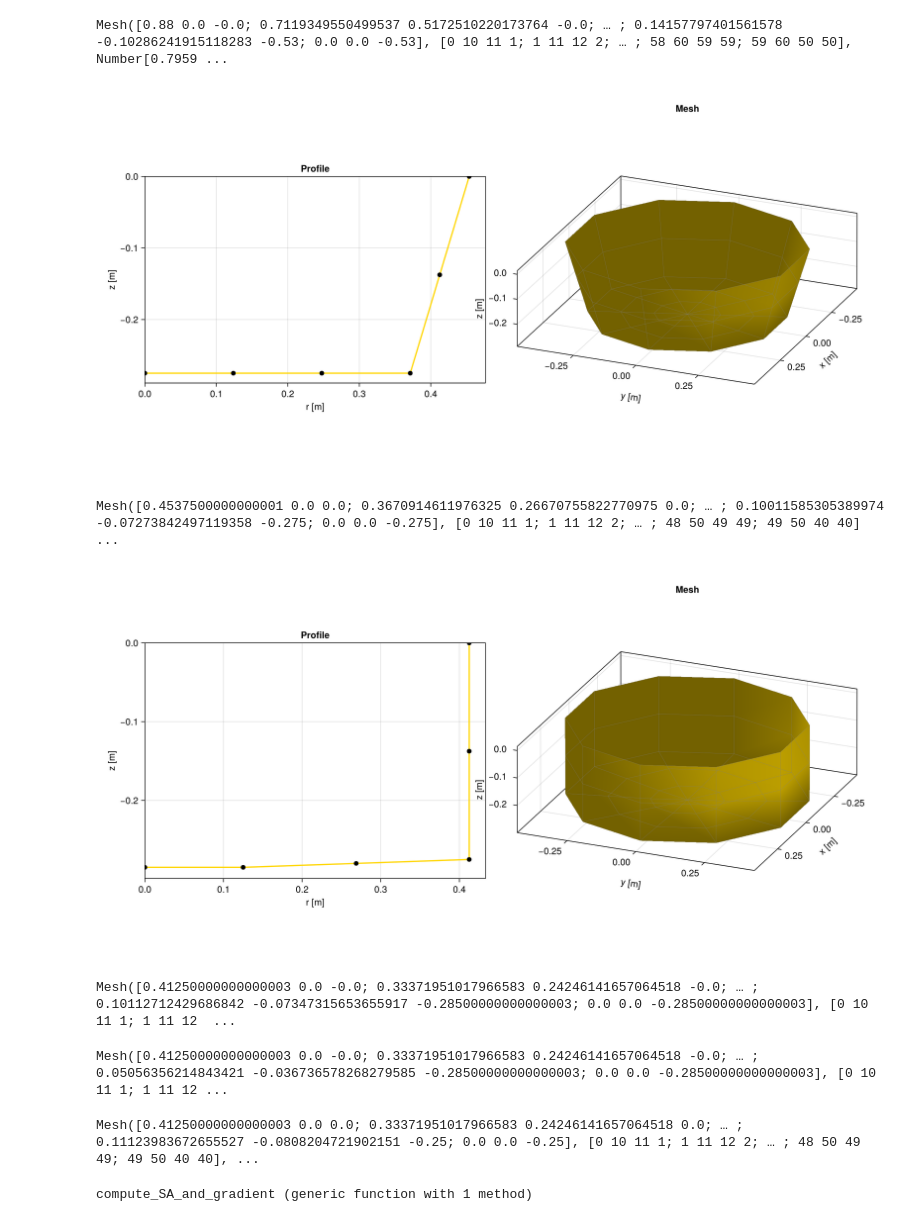
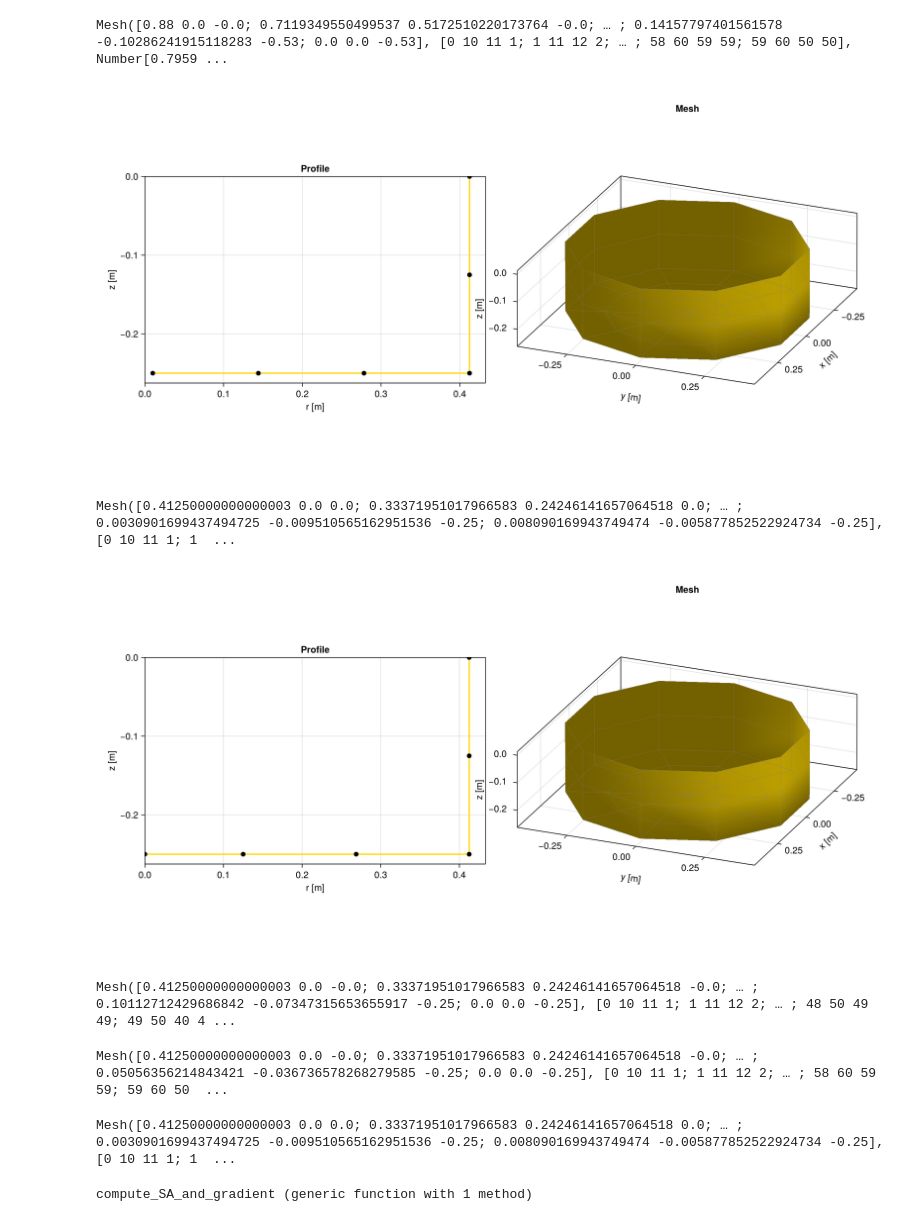
Before and after one commit to collin-treacy/MarineHydro.jl, a Jupyter notebook: dev/mesh_development.ipynb, the cells around one changed output. Cells and saved outputs as stored; diff of their text form; code cells hidden in the pictures.

```diff
--- a/dev/mesh_development.ipynb
+++ b/dev/mesh_development.ipynb
@@ -33,11 +33,13 @@ n_side = 4-1 # number of design vars-1 (draft is also a design var)
 
 # inputs
 # r_side = ones(n_side) * r_initial
-# r_side = collect(range(0.5, 0.001, length=n_side)) # last radius cannot be zero
-# draft = draft_lower
-# r_side = ones(n_side) * (radii_upper+radii_lower)/2 * 0.75
-rad_ref = (radii_upper+radii_lower)/2 * 0.75
-r_side = collect(range(rad_ref*1.1, rad_ref*0.9, length=n_side))
+# r_side = collect(range(0.5, 0.1, length=n_side)) # last radius cannot be zero
+draft = draft_lower
+# draft = draft_upper
+# r_side = ones(n_side) * radii_upper
+r_side = ones(n_side) * (radii_upper+radii_lower)/2 * 0.75
+# rad_ref = (radii_upper+radii_lower)/2 * 0.75
+# r_side = collect(range(rad_ref*1.1, rad_ref*0.9, length=n_side))
 x_val = vcat(r_side,draft)
 
 # r_side = ones(n_side) * (radii_upper+radii_lower)/2
@@ -61,7 +63,7 @@ function arbitrary_axisymmetric_mesh(x::Vector, show_plot)
     n_bottom = 3
 
     z_bottom = ones(n_bottom) * (-draft)
-    r_bottom = collect(range(r_side[end], 0.0, length=n_bottom+1))[2:end]
+    r_bottom = collect(range(r_side[end], 0.01, length=n_bottom+1))[2:end]
 
     z_vals = vcat(z_side, z_bottom)
     r_vals = vcat(r_side, r_bottom)
@@ -77,22 +79,22 @@ arbitrary_axisymmetric_mesh(x::Vector) = arbitrary_axisymmetric_mesh(x, false)
 
 arbitrary_axisymmetric_mesh(x_val, true)
 # %% [output]
-[figure, old version]
+[figure, new version]
-Mesh([0.4537500000000001 0.0 0.0; 0.3670914611976325 0.26670755822770975 0.0; … ; 0.10011585305389974 -0.07273842497119358 -0.275; 0.0 0.0 -0.275], [0 10 11 1; 1 11 12 2; … ; 48 50 49 49; 49 50 40 40] ...
+Mesh([0.41250000000000003 0.0 0.0; 0.33371951017966583 0.24246141657064518 0.0; … ; 0.0030901699437494725 -0.009510565162951536 -0.25; 0.008090169943749474 -0.005877852522924734 -0.25], [0 10 11 1; 1  ...
 # %%
 r1 = r_side[1]
 r2 = 0.125
 d1 = draft
-d2 = 0.01
+d2 = 0.0
 n_points = (2, 3, 3)
 n_theta = 10
 show_plot = true
 
 
 mhmesh = wavebot_mesh(r1,r2,d1,d2,n_points,n_theta,show_plot)
 # %% [output]
-[figure, old version]
+[figure, new version]
-Mesh([0.41250000000000003 0.0 -0.0; 0.33371951017966583 0.24246141657064518 -0.0; … ; 0.10112712429686842 -0.07347315653655917 -0.28500000000000003; 0.0 0.0 -0.28500000000000003], [0 10 11 1; 1 11 12  ...
+Mesh([0.41250000000000003 0.0 -0.0; 0.33371951017966583 0.24246141657064518 -0.0; … ; 0.10112712429686842 -0.07347315653655917 -0.25; 0.0 0.0 -0.25], [0 10 11 1; 1 11 12 2; … ; 48 50 49 49; 49 50 40 4 ...
 # %%
 function wb_mesh(x)
     r1=x[1]
@@ -107,11 +109,11 @@ end
 x_wb = [r1,r2,d1,d2]
 wb_mesh(x_wb)
 # %% [output]
-Mesh([0.41250000000000003 0.0 -0.0; 0.33371951017966583 0.24246141657064518 -0.0; … ; 0.05056356214843421 -0.036736578268279585 -0.28500000000000003; 0.0 0.0 -0.28500000000000003], [0 10 11 1; 1 11 12 ...
+Mesh([0.41250000000000003 0.0 -0.0; 0.33371951017966583 0.24246141657064518 -0.0; … ; 0.05056356214843421 -0.036736578268279585 -0.25; 0.0 0.0 -0.25], [0 10 11 1; 1 11 12 2; … ; 58 60 59 59; 59 60 50  ...
 # %%
 MH_mesh = arbitrary_axisymmetric_mesh(x_val)
 # %% [output]
-Mesh([0.41250000000000003 0.0 0.0; 0.33371951017966583 0.24246141657064518 0.0; … ; 0.11123983672655527 -0.0808204721902151 -0.25; 0.0 0.0 -0.25], [0 10 11 1; 1 11 12 2; … ; 48 50 49 49; 49 50 40 40], ...
+Mesh([0.41250000000000003 0.0 0.0; 0.33371951017966583 0.24246141657064518 0.0; … ; 0.0030901699437494725 -0.009510565162951536 -0.25; 0.008090169943749474 -0.005877852522924734 -0.25], [0 10 11 1; 1  ...
 # %%
 backend = AutoForwardDiff()
 
```
Also changed, not shown: parts of 15 cells of this notebook, 1 other file.
